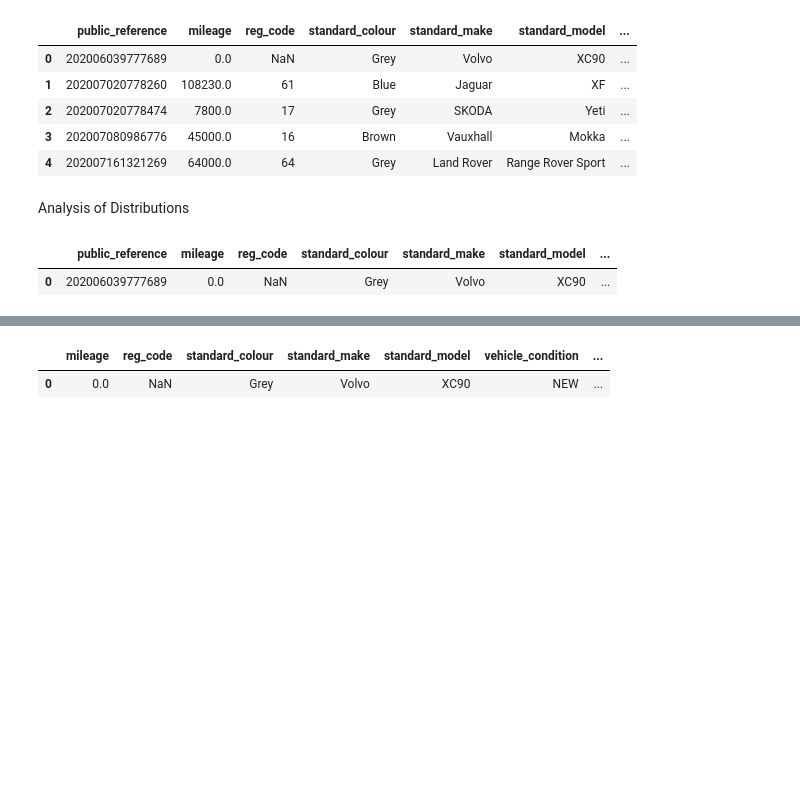
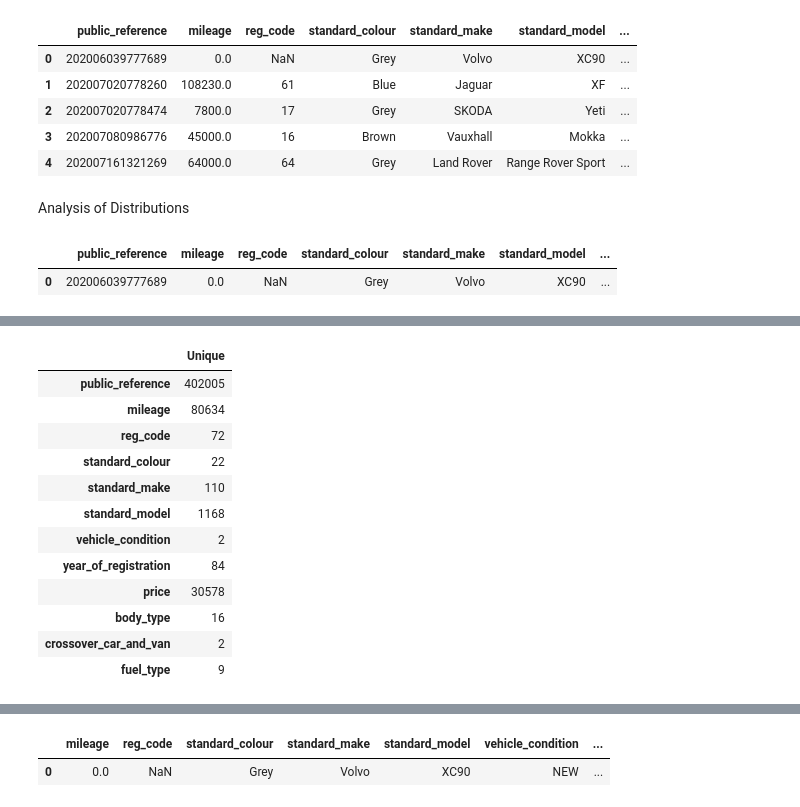
Before and after one commit to kessingtonosazee/GCP_Project_1, a Jupyter notebook: assessment_rrr.ipynb, the cells around one changed output, grey strips where cells are left out. Saved outputs shown, nothing was run; the diff lists cells and outputs as text; code cells hidden in the pictures; blank space fills up the shorter version.

```diff
--- a/assessment_rrr.ipynb
+++ b/assessment_rrr.ipynb
@@ -125,3 +125,21 @@ dtype: int64
+# %%
+# convert to a data frame
+unique_counts_df = pd.DataFrame(df1.nunique(), columns=['Unique'])
+unique_counts_df
+# %% [output]
+|  | Unique |
+| public_reference | 402005 |
+| mileage | 80634 |
+| reg_code | 72 |
+| standard_colour | 22 |
+| standard_make | 110 |
+| standard_model | 1168 |
+| vehicle_condition | 2 |
+| year_of_registration | 84 |
+| price | 30578 |
+| body_type | 16 |
+| crossover_car_and_van | 2 |
+| fuel_type | 9 |
 # %%
 df1.info()
 # %% [output]
```
Also changed, not shown: parts of 12 cells of this notebook.
